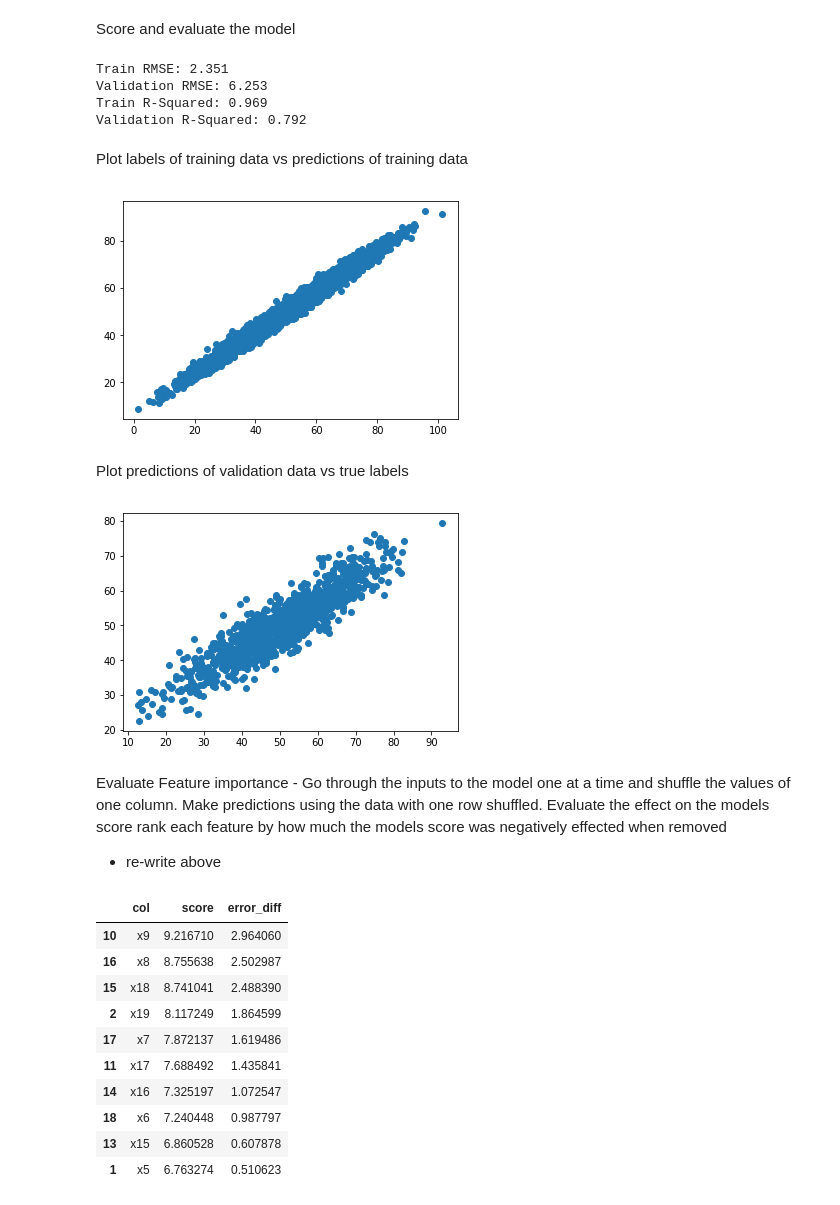
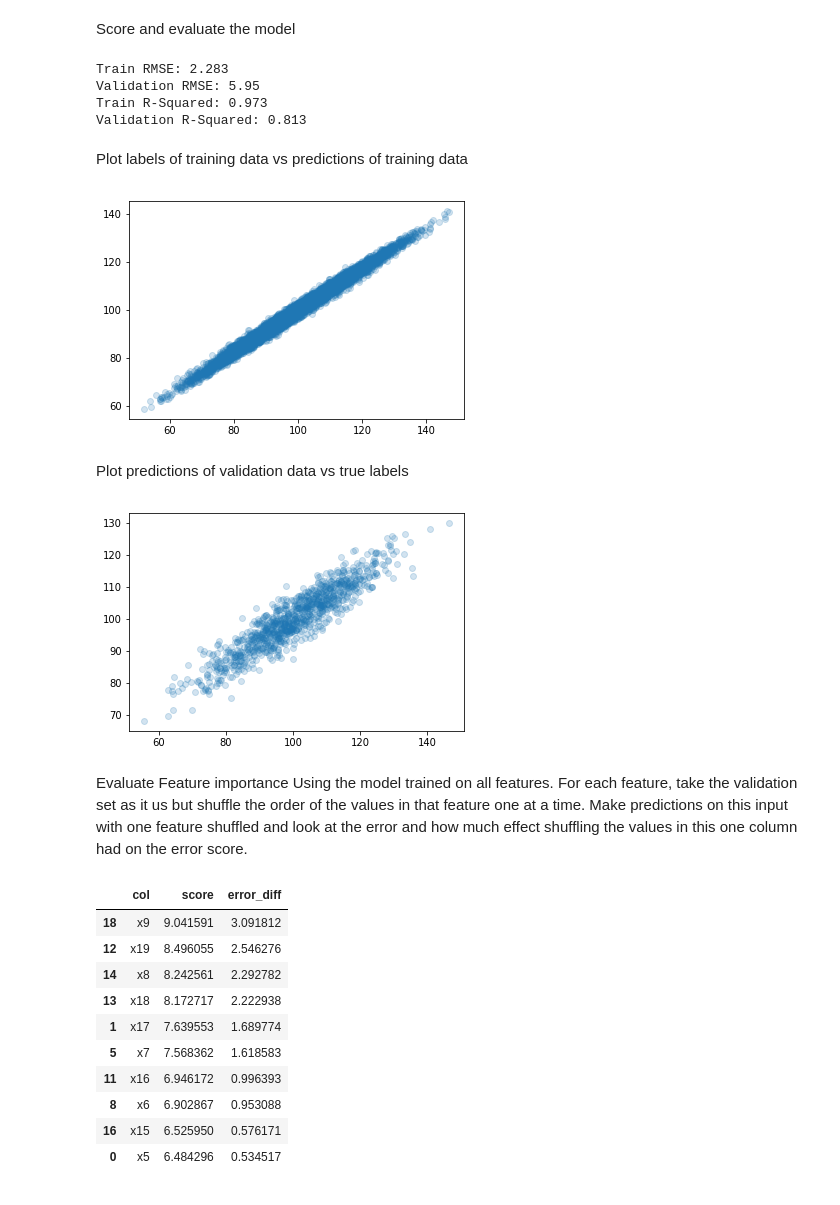
Before and after one commit to robddd/exploring-feature-importance, a Jupyter notebook: explore_feature_importance.ipynb, the cells around one changed output. Saved outputs shown, nothing was run; the diff lists cells and outputs as text; code cells hidden in the pictures.

```diff
--- a/explore_feature_importance.ipynb
+++ b/explore_feature_importance.ipynb
@@ -36,11 +36,11 @@ y += 5*x['x5'] + 5*x['x15']
 y += 6*x['x6'] + 6*x['x16']
 y += 7*x['x7'] + 7*x['x17']
 y += 8*x['x8'] + 8*x['x18']
-y += 9*x['x9'] + 7*x['x19']
+y += 9*x['x9'] + 9*x['x19']
 y += 0*x['x10'] + 0*x['x20']
 
 # Add a bias
-y += 50
+y += 100
 
 # Add some random noise
 y += np.random.normal(0, 1, y.shape)
@@ -86,7 +86,7 @@ y_trn.shape, y_val.shape, y_test.shape
 # %% [markdown]
 Train a model
 # %%
-m = RandomForestRegressor(n_estimators=50).fit(x_trn, y_trn)
+m = RandomForestRegressor(n_estimators=200, max_features=0.5).fit(x_trn, y_trn)
 # %% [markdown]
 Score and evaluate the model
 # %%
@@ -106,28 +106,27 @@ def print_score(m, pass_back=False):
 scores = print_score(m, pass_back=True)
 val_rmse = scores[1]
 # %% [output]
-Train RMSE: 2.351
-Validation RMSE: 6.253
-Train R-Squared: 0.969
-Validation R-Squared: 0.792
+Train RMSE: 2.283
+Validation RMSE: 5.95
+Train R-Squared: 0.973
+Validation R-Squared: 0.813
 # %% [markdown]
 Plot labels of training data vs predictions of training data
 # %%
-plt.scatter(y_trn, m.predict(x_trn))
+plt.scatter(y_trn, m.predict(x_trn), alpha=0.2)
 plt.show()
 # %% [output]
-[figure, old version]
+[figure, new version]
 # %% [markdown]
 Plot predictions of validation data vs true labels
 # %%
-plt.scatter(y_val, m.predict(x_val))
+plt.scatter(y_val, m.predict(x_val), alpha=0.2)
 plt.show()
 # %% [output]
-[figure, old version]
+[figure, new version]
-# %% [markdown]
-Evaluate Feature importance - Go through the inputs to the model one at a time and shuffle the values of one column. Make predictions using the data with one row shuffled. Evaluate the effect on the models score rank each feature by how much the models score was negatively effected when removed
-
-* re-write above
+# %% [markdown]
+Evaluate Feature importance
+Using the model trained on all features. For each feature, take the validation set as it us but shuffle the order of the values in that feature one at a time. Make predictions on this input with one feature shuffled and look at the error and how much effect shuffling the values in this one column had on the error score.
 # %%
 df_importance = pd.DataFrame()
 for col in x_val.columns:
@@ -153,16 +152,16 @@ df_importance = df_importance.sort_values(by='error_diff', ascending=False)
 df_importance.head(10)
 # %% [output]
 |  | col | score | error_diff |
-| 10 | x9 | 9.216710 | 2.964060 |
-| 16 | x8 | 8.755638 | 2.502987 |
-| 15 | x18 | 8.741041 | 2.488390 |
-| 2 | x19 | 8.117249 | 1.864599 |
-| 17 | x7 | 7.872137 | 1.619486 |
-| 11 | x17 | 7.688492 | 1.435841 |
-| 14 | x16 | 7.325197 | 1.072547 |
-| 18 | x6 | 7.240448 | 0.987797 |
-| 13 | x15 | 6.860528 | 0.607878 |
-| 1 | x5 | 6.763274 | 0.510623 |
+| 18 | x9 | 9.041591 | 3.091812 |
+| 12 | x19 | 8.496055 | 2.546276 |
+| 14 | x8 | 8.242561 | 2.292782 |
+| 13 | x18 | 8.172717 | 2.222938 |
+| 1 | x17 | 7.639553 | 1.689774 |
+| 5 | x7 | 7.568362 | 1.618583 |
+| 11 | x16 | 6.946172 | 0.996393 |
+| 8 | x6 | 6.902867 | 0.953088 |
+| 16 | x15 | 6.525950 | 0.576171 |
+| 0 | x5 | 6.484296 | 0.534517 |
 # %%
 plt.barh(y=np.arange(20), width=df_importance['error_diff'], tick_label=df_importance['col'])
 plt.show()
```
Also changed, not shown: parts of 8 cells of this notebook.
